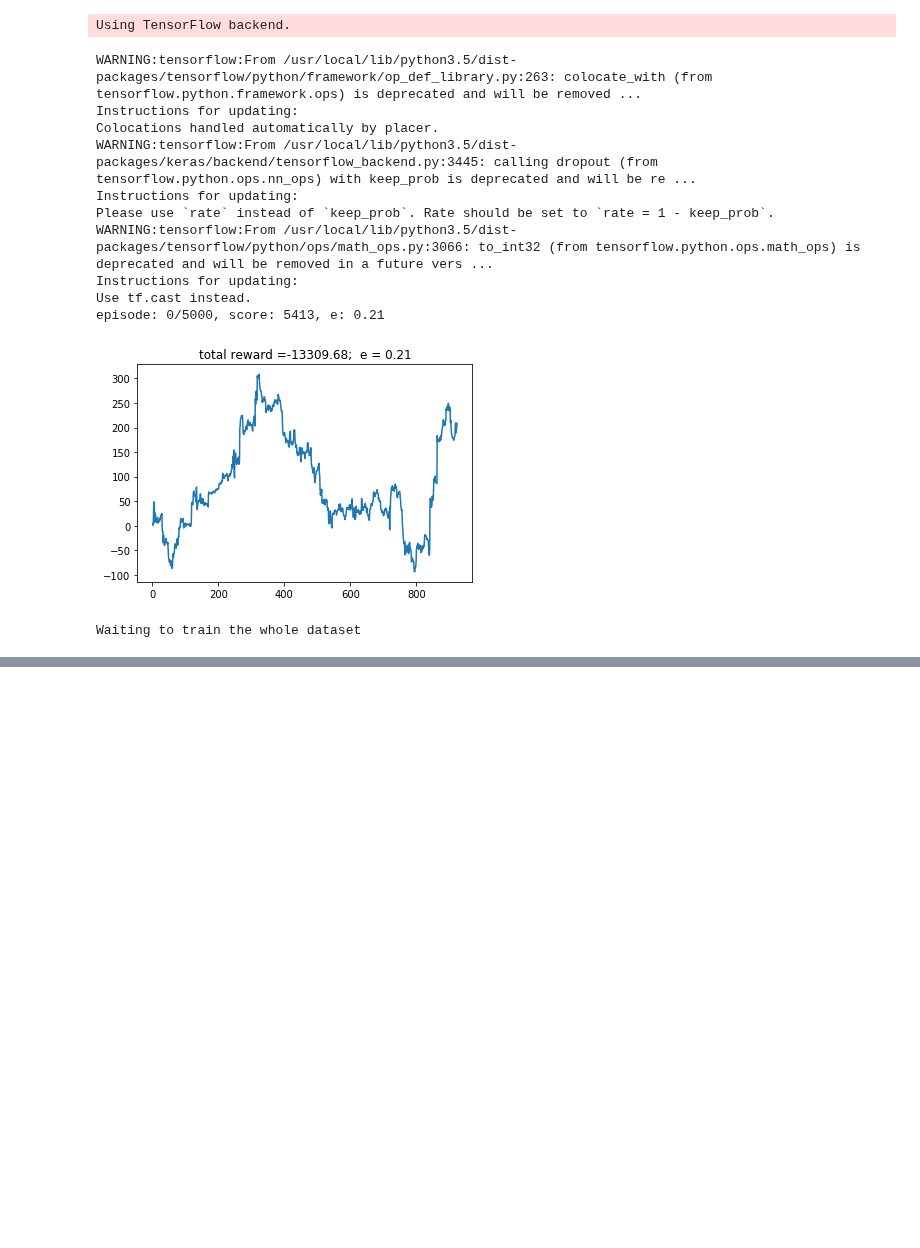
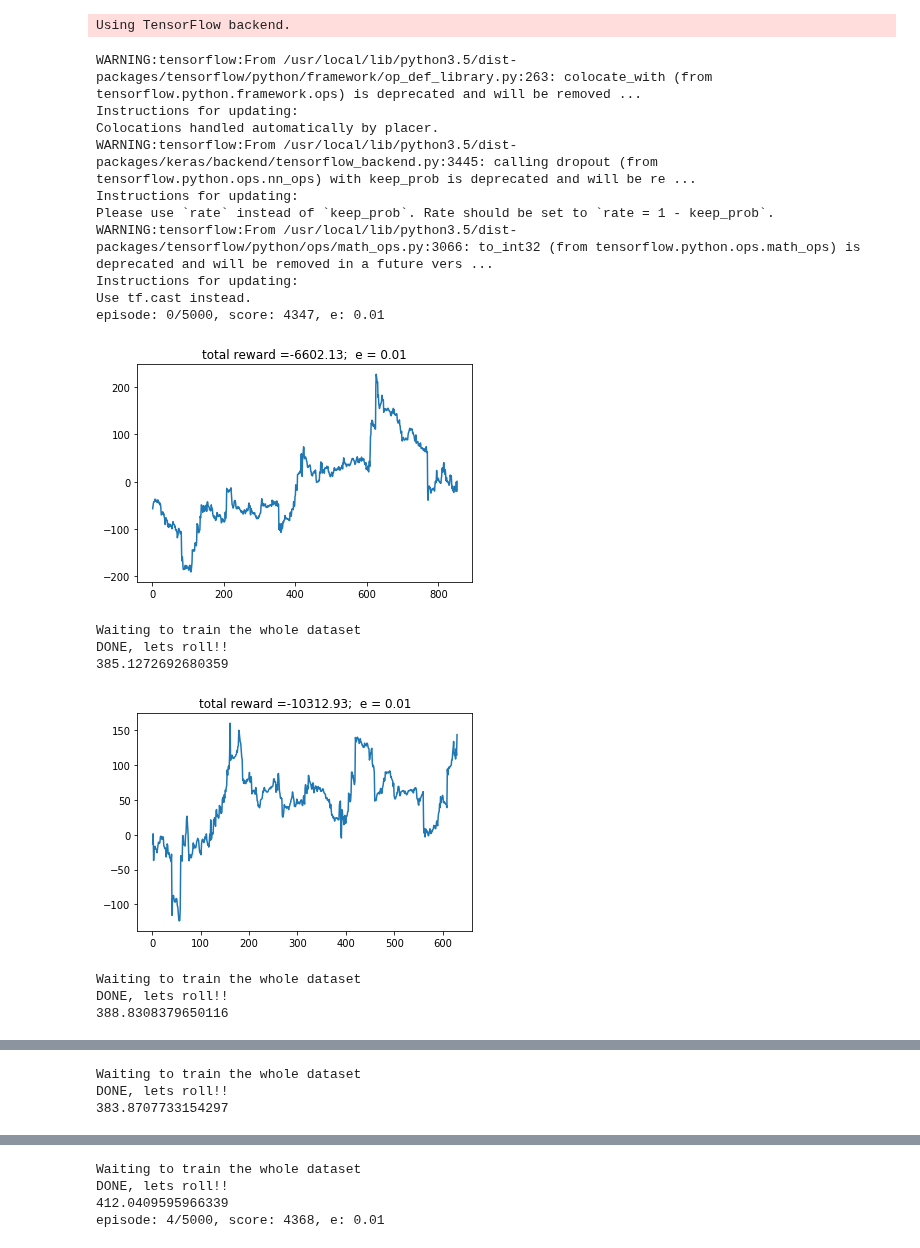
Before and after one commit to MrGeorge2/ForexAi_Q, a Jupyter notebook: q_learning/Untitled.ipynb, the cells around one changed output, grey strips where cells are left out. Cells and saved outputs as stored; diff of their text form; code cells hidden in the pictures; blank space fills up the shorter version.

```diff
--- a/q_learning/Untitled.ipynb
+++ b/q_learning/Untitled.ipynb
@@ -256,7 +256,7 @@ class DQNAgent:
         self.memory = deque(maxlen=20000)
         self.sample_memory = deque()
         self.gamma = 0.97  # discount rate
-        self.epsilon = 0.23  # exploration rate
+        self.epsilon = 0.01 # exploration rate
         self.epsilon_min = 0.01
         self.epsilon_decay = 0.999
         self.learning_rate = 0.001
@@ -319,7 +319,6 @@ class DQNAgent:
                 for state, action, reward, next_state, done in samples:
                     self.train(state, action, reward, next_state, done)
 
-
     def train(self, state, action, reward, next_state, done):
         target = self.model.predict(state, steps=1, verbose=0)
         if done and reward > 80 * TIMES_FACTOR:
@@ -434,37 +433,43 @@ for e in range(EPISODES):
         if len(agent.memory) > batch_size:
             # agent.replay(batch_size)
             if not run:
-                thr_list = [Thread(target=agent.replay) for _ in range(2)]
+                thr_list = [Thread(target=agent.replay) for _ in range(3)]
                 for thr in thr_list:
                     thr.start()
                     t_lib.sleep(1)
 
-                thr_list = [Thread(target=agent.train_from_iterations) for _ in range(3)]
+                thr_list = [Thread(target=agent.train_from_iterations) for _ in range(2)]
                 for thr in thr_list:
                     thr.start()
                     t_lib.sleep(1)
 
                 run = True
 
     # clear_output()
     env.plot(title='total reward ={};  e = {}'.format(round(env.total_reward, 2), round(agent.epsilon, 2)))
     env.reset_closed_list()
     print('Waiting to train the whole dataset')
     while not len(agent.sample_memory) == 0:
         pass
     print('DONE, lets roll!!')
     agent.save("./save/cartpole-ddqn.h5")
     print(t_lib.time() - strt)
 # %% [output]
 WARNING:tensorflow:From /usr/local/lib/python3.5/dist-packages/tensorflow/python/framework/op_def_library.py:263: colocate_with (from tensorflow.python.framework.ops) is deprecated and will be removed ...
 Instructions for updating:
 Colocations handled automatically by placer.
 WARNING:tensorflow:From /usr/local/lib/python3.5/dist-packages/keras/backend/tensorflow_backend.py:3445: calling dropout (from tensorflow.python.ops.nn_ops) with keep_prob is deprecated and will be re ...
 Instructions for updating:
 Please use `rate` instead of `keep_prob`. Rate should be set to `rate = 1 - keep_prob`.
 WARNING:tensorflow:From /usr/local/lib/python3.5/dist-packages/tensorflow/python/ops/math_ops.py:3066: to_int32 (from tensorflow.python.ops.math_ops) is deprecated and will be removed in a future vers ...
 Instructions for updating:
 Use tf.cast instead.
-episode: 0/5000, score: 5413, e: 0.21
+episode: 0/5000, score: 4347, e: 0.01
-[figure, old version]
+[figure, new version]
 Waiting to train the whole dataset
+DONE, lets roll!!
+385.1272692680359
+[figure, added]
+Waiting to train the whole dataset
+DONE, lets roll!!
+388.8308379650116
@@ -470,0 +477,3 @@ Waiting to train the whole dataset
+Waiting to train the whole dataset
+DONE, lets roll!!
+383.8707733154297
@@ -470,0 +481,4 @@ Waiting to train the whole dataset
+Waiting to train the whole dataset
+DONE, lets roll!!
+412.0409595966339
+episode: 4/5000, score: 4368, e: 0.01
```
Also changed, not shown: parts of 1 cell of this notebook, 1 other file.
